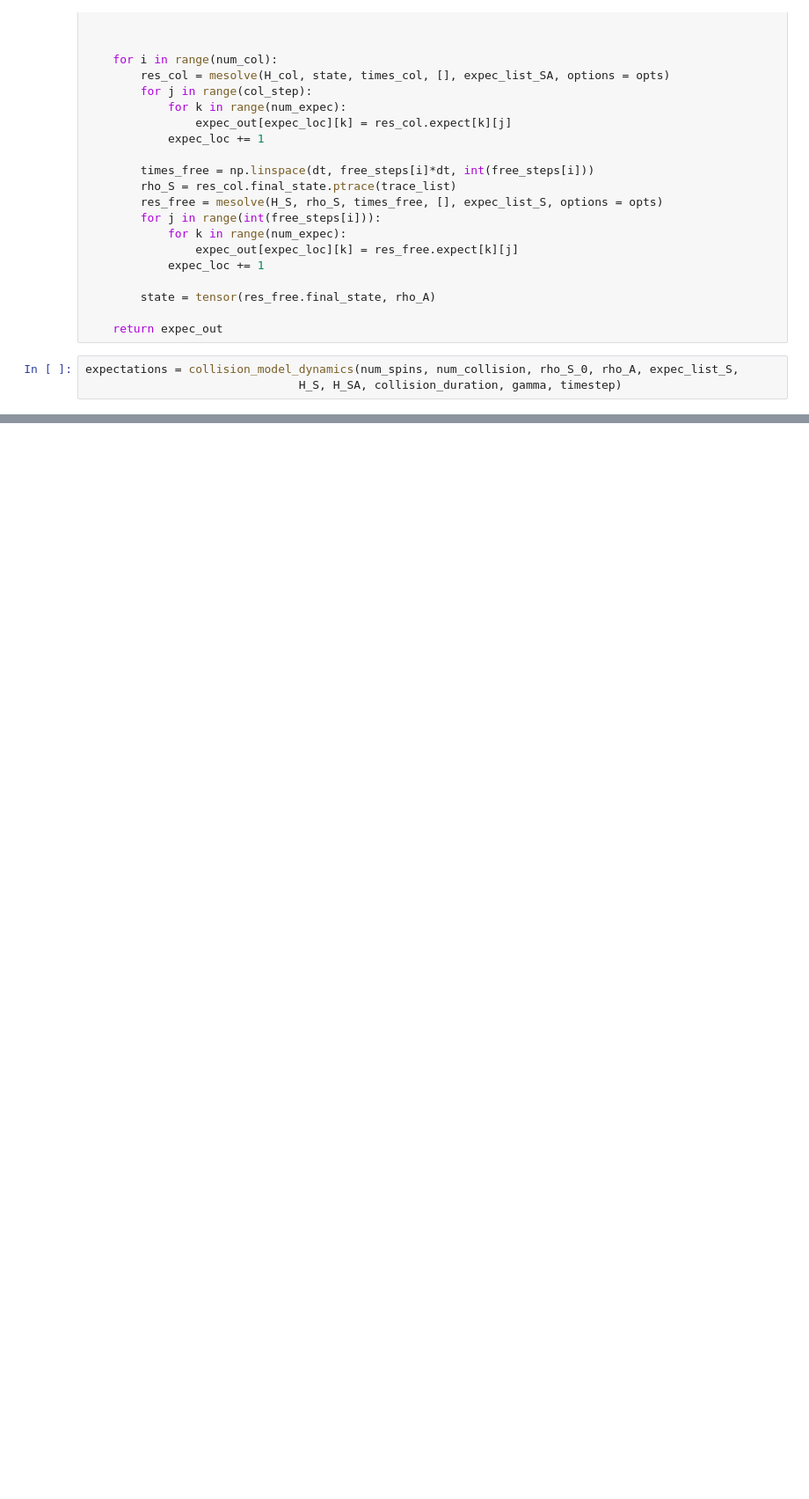
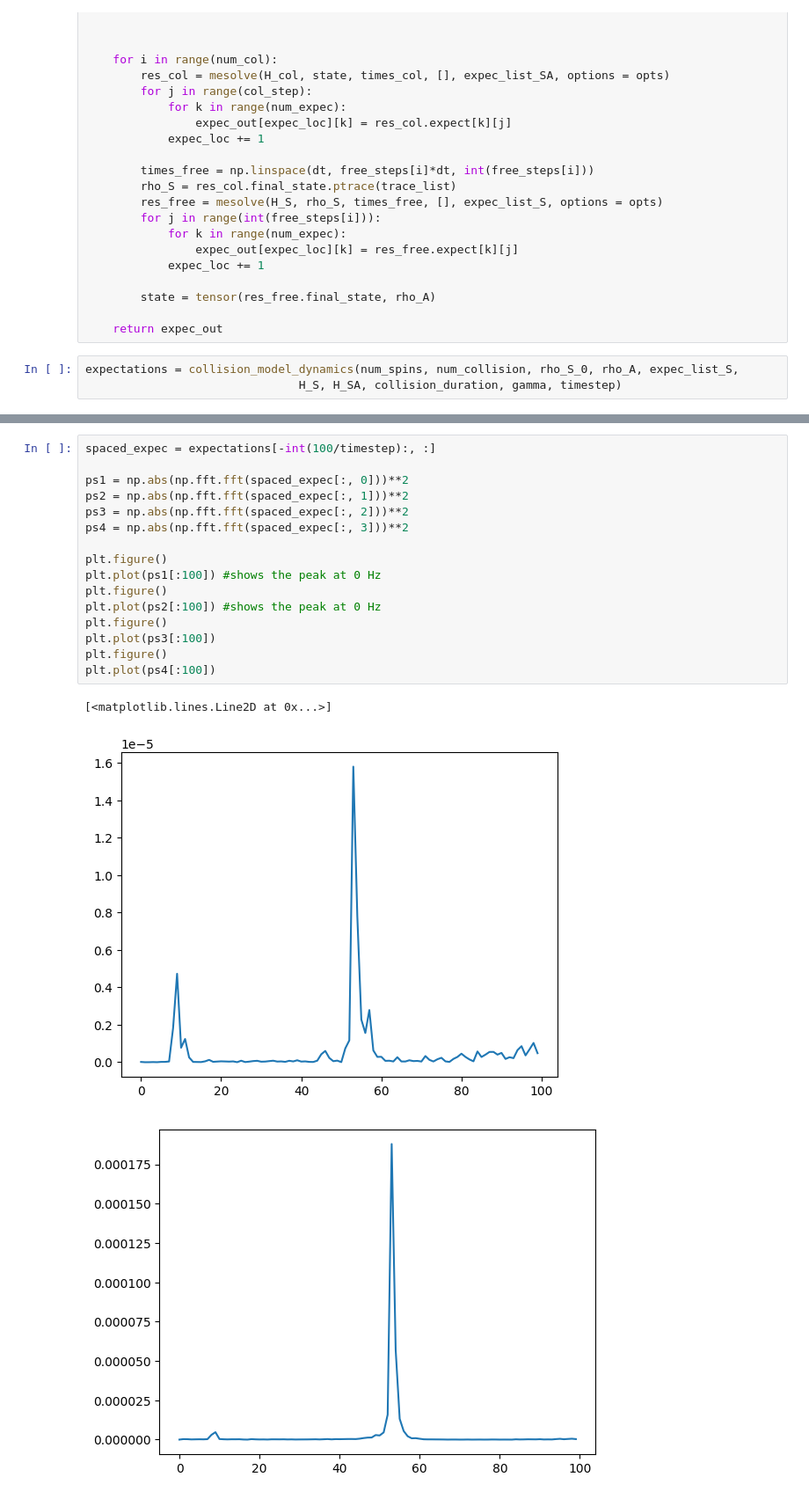
Before and after one commit to gismo63/CollisionModel, a Jupyter notebook: CollisionModelQuTiP.ipynb, the cells around one changed output, grey strips where cells are left out. Shown at 88% size. Drawn from its saved outputs; the diff is of its cells as text; blank space fills up the shorter version.

```diff
--- a/CollisionModelQuTiP.ipynb
+++ b/CollisionModelQuTiP.ipynb
@@ -119,0 +117,20 @@ WARNING:matplotlib.legend:No artists with labels found to put in legend.  Note t
+# %%
+spaced_expec = expectations[-int(100/timestep):, :]
+
+ps1 = np.abs(np.fft.fft(spaced_expec[:, 0]))**2
+ps2 = np.abs(np.fft.fft(spaced_expec[:, 1]))**2
+ps3 = np.abs(np.fft.fft(spaced_expec[:, 2]))**2
+ps4 = np.abs(np.fft.fft(spaced_expec[:, 3]))**2
+
+plt.figure()
+plt.plot(ps1[:100]) #shows the peak at 0 Hz
+plt.figure()
+plt.plot(ps2[:100]) #shows the peak at 0 Hz
+plt.figure()
+plt.plot(ps3[:100])
+plt.figure()
+plt.plot(ps4[:100])
+# %% [output]
+[<matplotlib.lines.Line2D at 0x...>]
+[figure, added]
+[figure, added]
```
Also changed, not shown: parts of 5 cells of this notebook, 1 other file.
